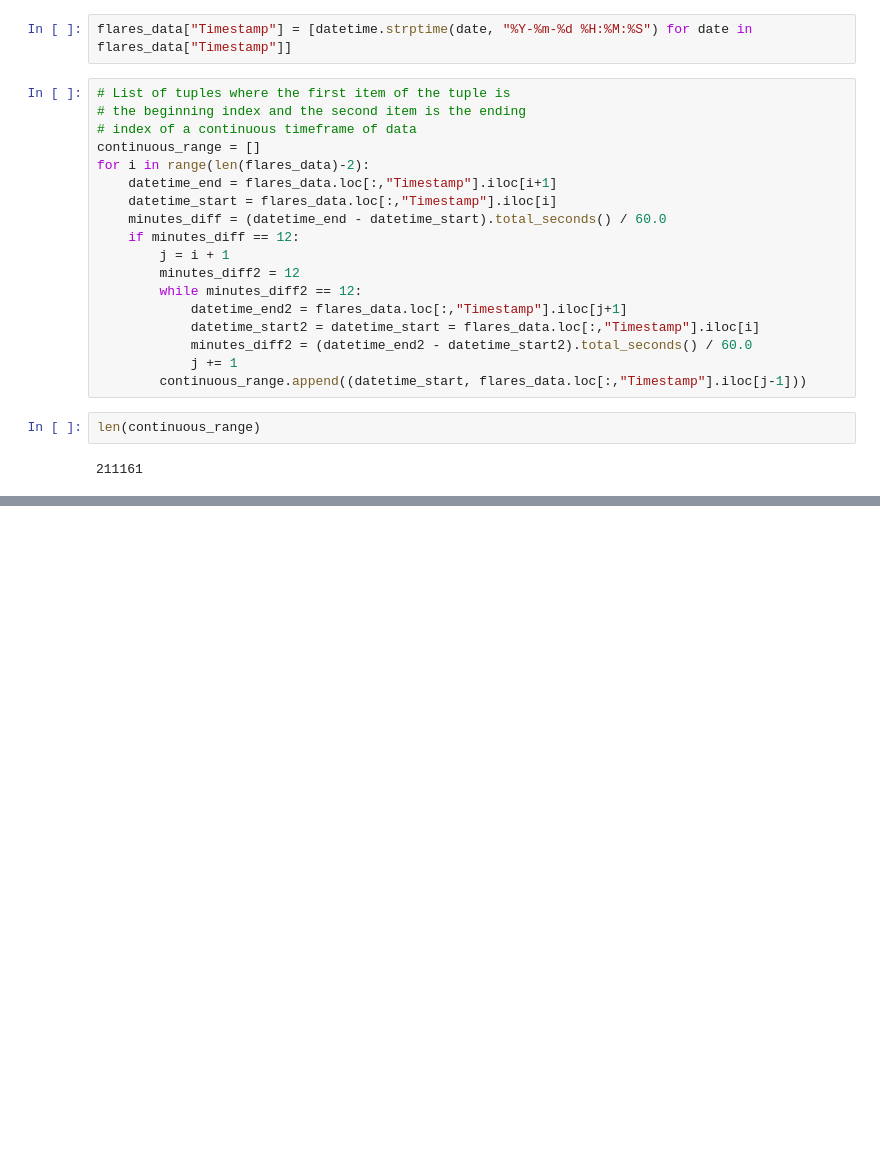
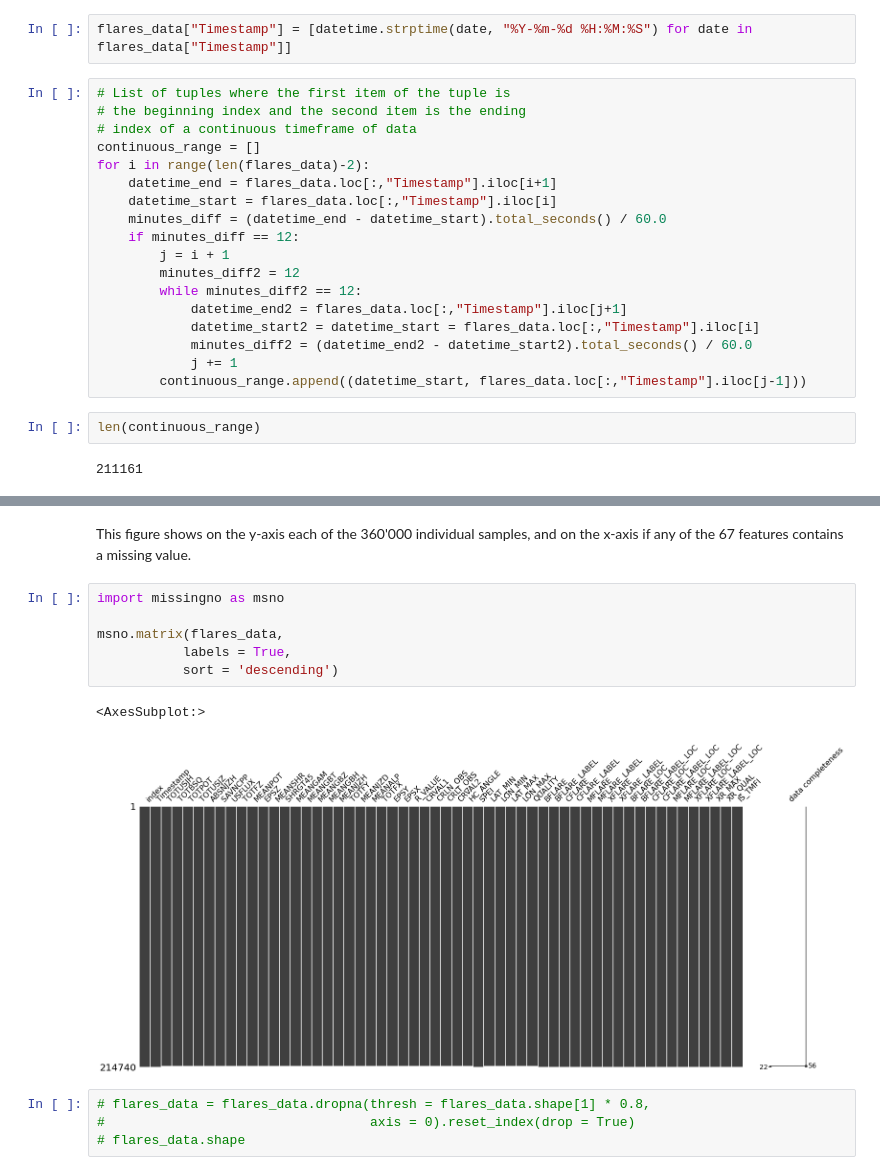
Before and after one commit to kbarbre/DS6050-SolarFlarePrediction, a Jupyter notebook: InitialDataExploration.ipynb, the cells around one changed output, grey strips where cells are left out. Drawn from its saved outputs; the diff is of its cells as text; blank space fills up the shorter version.

```diff
--- a/InitialDataExploration.ipynb
+++ b/InitialDataExploration.ipynb
@@ -131,0 +147,15 @@ len(continuous_range)
+# %% [markdown]
+This figure shows on the y-axis each of the 360'000 individual samples, and on the x-axis if any of the 67 features contains a missing value.
+# %%
+import missingno as msno
+
+msno.matrix(flares_data,
+           labels = True,
+           sort = 'descending')
+# %% [output]
+<AxesSubplot:>
+[figure, added]
+# %%
+# flares_data = flares_data.dropna(thresh = flares_data.shape[1] * 0.8,
+#                                  axis = 0).reset_index(drop = True)
+# flares_data.shape
```
Also changed, not shown: parts of 18 cells of this notebook.
